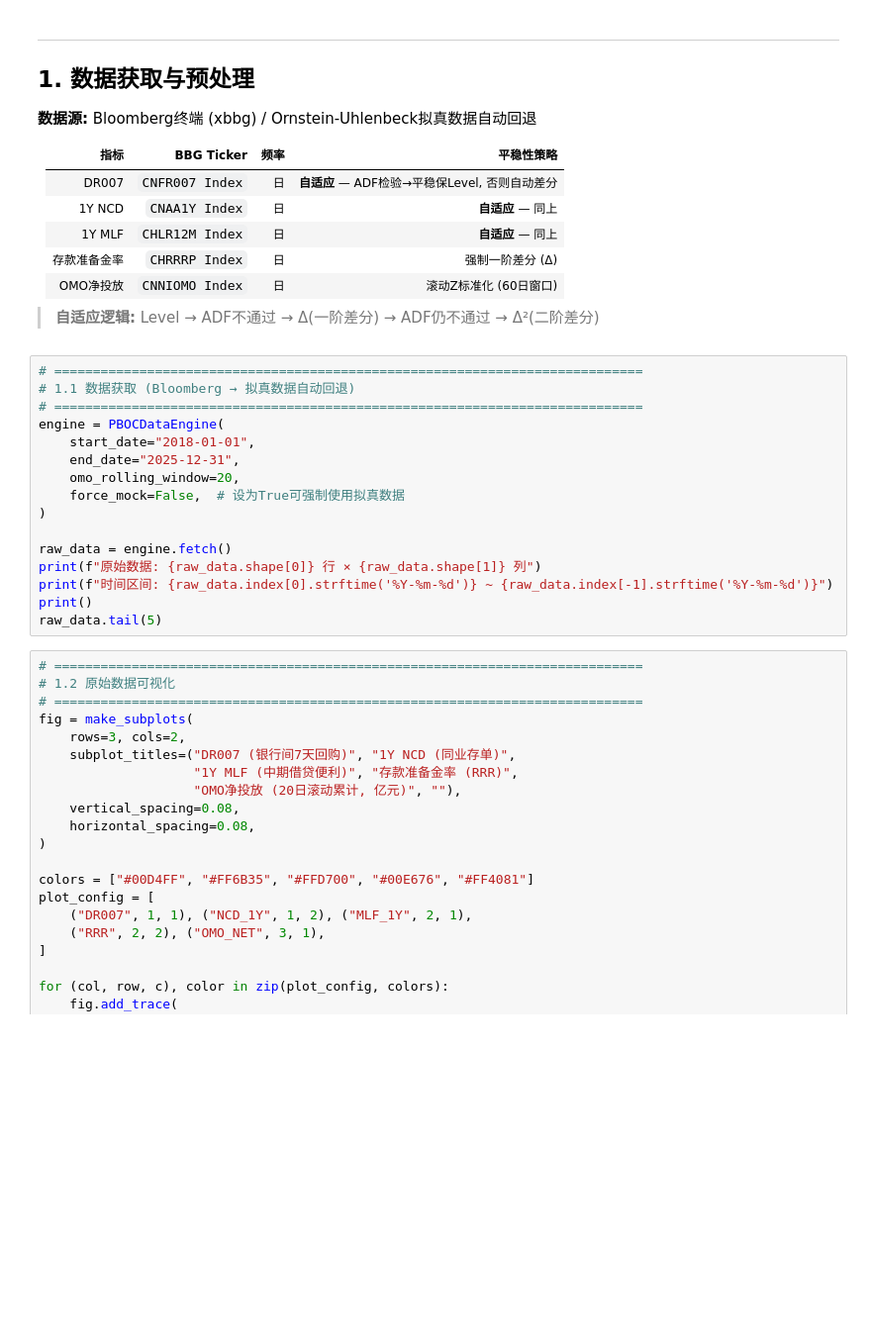
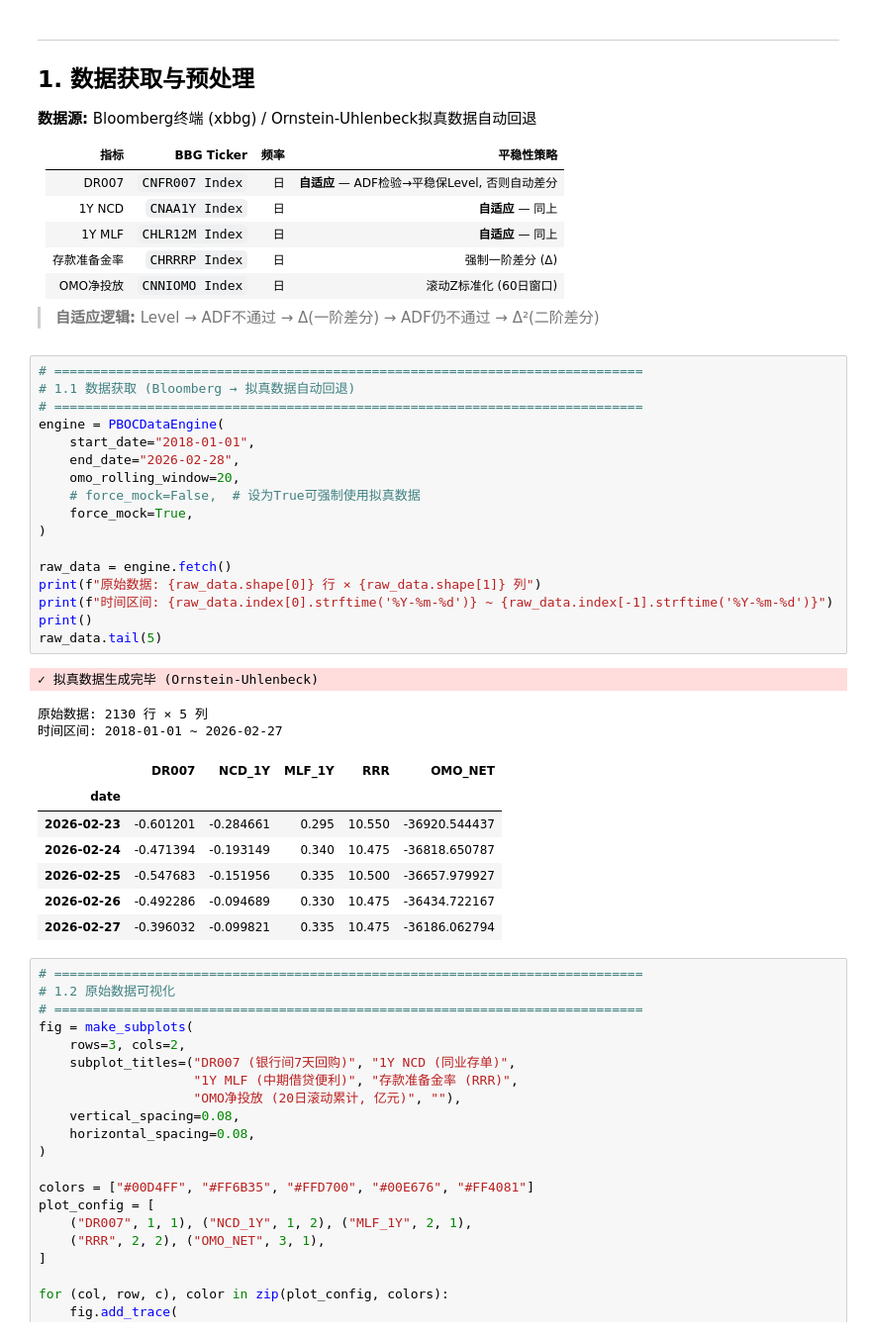
Before and after one commit to qiuwang366-glitch/monetaryPolicy, a Jupyter notebook: pboc_factor_analysis.ipynb, the cells around one changed output. Shown at 99% size. Drawn from its saved outputs; the diff is of its cells as text; blank space fills up the shorter version.

```diff
--- a/pboc_factor_analysis.ipynb
+++ b/pboc_factor_analysis.ipynb
@@ -77,19 +79,31 @@ print("✓ 模块加载完毕")
 # %%
 # ============================================================================
 # 1.1 数据获取 (Bloomberg → 拟真数据自动回退)
 # ============================================================================
 engine = PBOCDataEngine(
     start_date="2018-01-01",
-    end_date="2025-12-31",
+    end_date="2026-02-28",
     omo_rolling_window=20,
-    force_mock=False,  # 设为True可强制使用拟真数据
+    # force_mock=False,  # 设为True可强制使用拟真数据
+    force_mock=True,
 )
 
 raw_data = engine.fetch()
 print(f"原始数据: {raw_data.shape[0]} 行 × {raw_data.shape[1]} 列")
 print(f"时间区间: {raw_data.index[0].strftime('%Y-%m-%d')} ~ {raw_data.index[-1].strftime('%Y-%m-%d')}")
 print()
 raw_data.tail(5)
+# %% [output]
+✓ 拟真数据生成完毕 (Ornstein-Uhlenbeck)
+原始数据: 2130 行 × 5 列
+时间区间: 2018-01-01 ~ 2026-02-27
+|  | DR007 | NCD_1Y | MLF_1Y | RRR | OMO_NET |
+| date |  |  |  |  |  |
+| 2026-02-23 | -0.601201 | -0.284661 | 0.295 | 10.550 | -36920.544437 |
+| 2026-02-24 | -0.471394 | -0.193149 | 0.340 | 10.475 | -36818.650787 |
+| 2026-02-25 | -0.547683 | -0.151956 | 0.335 | 10.500 | -36657.979927 |
+| 2026-02-26 | -0.492286 | -0.094689 | 0.330 | 10.475 | -36434.722167 |
+| 2026-02-27 | -0.396032 | -0.099821 | 0.335 | 10.475 | -36186.062794 |
 # %%
 # ============================================================================
 # 1.2 原始数据可视化
```
Also changed, not shown: parts of 10 cells of this notebook.
